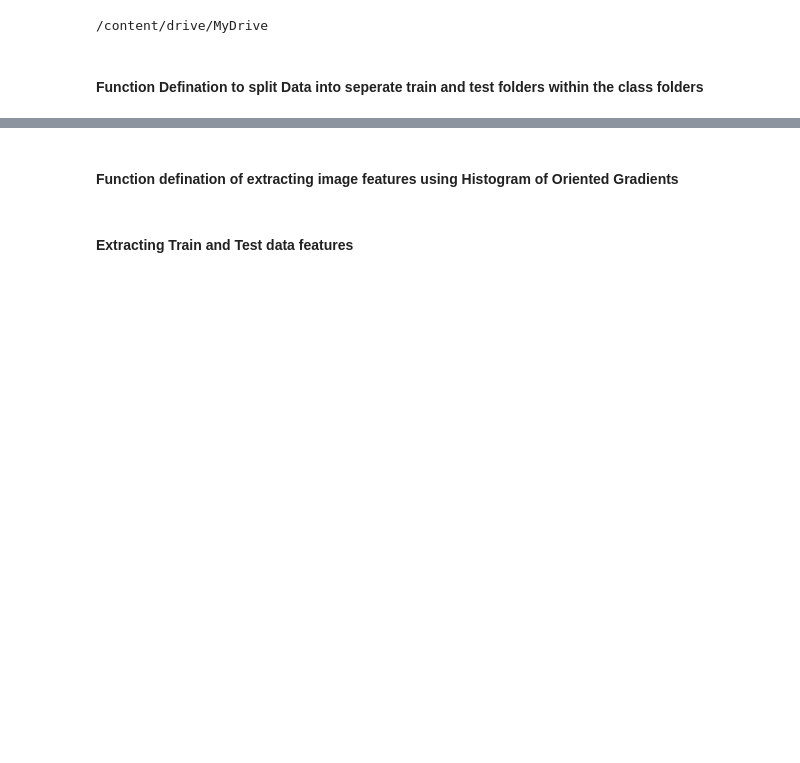
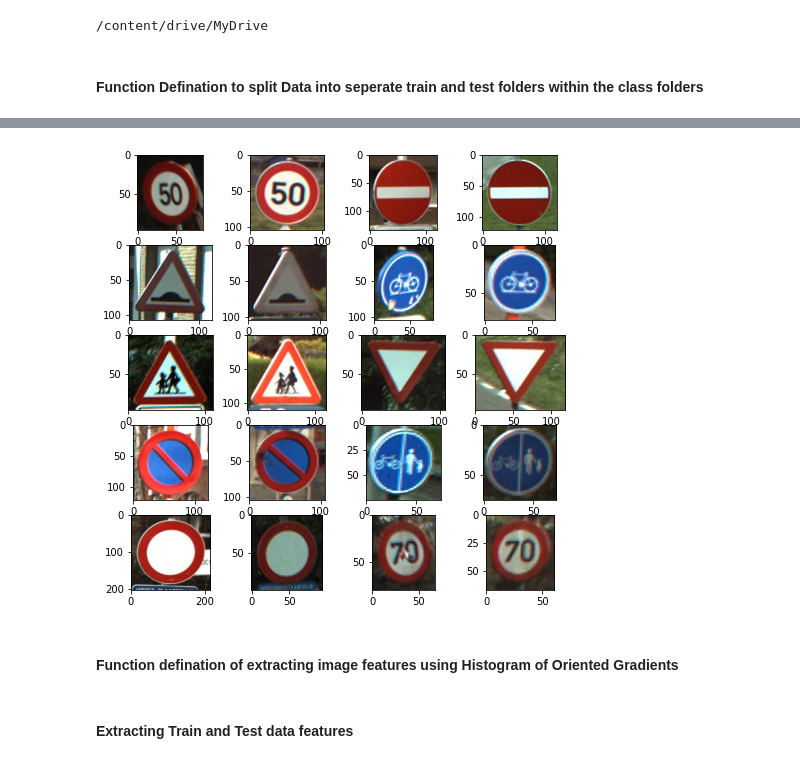
Before and after one commit to Saeed11b95/CV-Assignment, a Jupyter notebook: Tasks.ipynb, the cells around one changed output, grey strips where cells are left out. Saved outputs shown, nothing was run; the diff lists cells and outputs as text; code cells hidden in the pictures; blank space fills up the shorter version.

```diff
--- a/Tasks.ipynb
+++ b/Tasks.ipynb
@@ -64,3 +97,18 @@ def train_test_split(classes):
+# %%
+import random
+import matplotlib.pyplot as plt
+fig=plt.figure(figsize= (8,8))
+columns = 4
+rows = 5
+for i in range(1, columns*rows +1):
+    img_path = sample_images[i-1]
+    img = cv2.imread(img_path)
+    img = cv2.cvtColor(img, cv2.COLOR_BGR2RGB)
+    fig.add_subplot(rows, columns, i)
+    plt.imshow(img)
+plt.show()
+# %% [output]
+[figure, added]
 # %% [markdown]
 #### Function defination of extracting image features using Histogram of Oriented Gradients
 # %%
```
Also changed, not shown: parts of 12 cells of this notebook.
